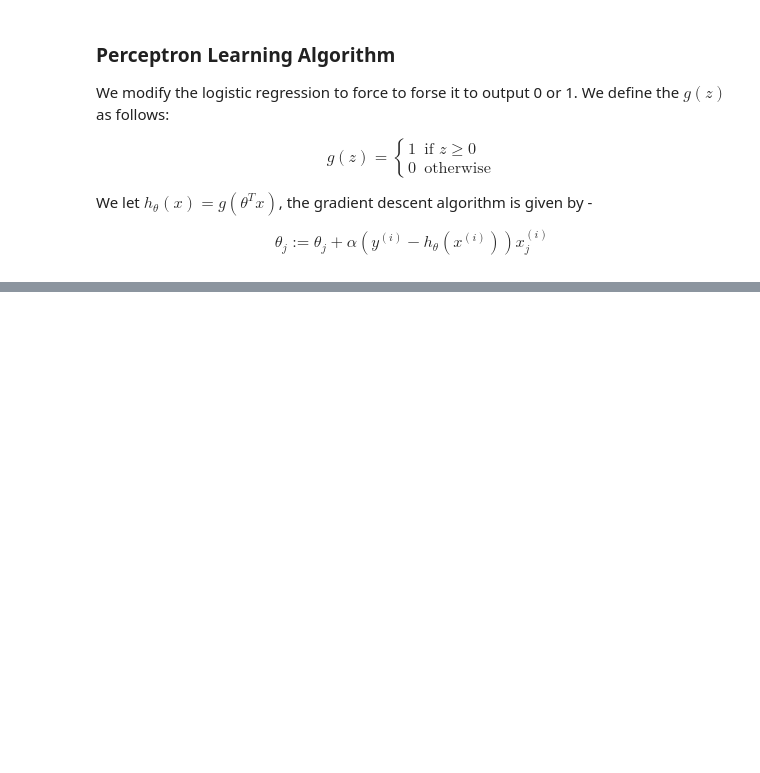
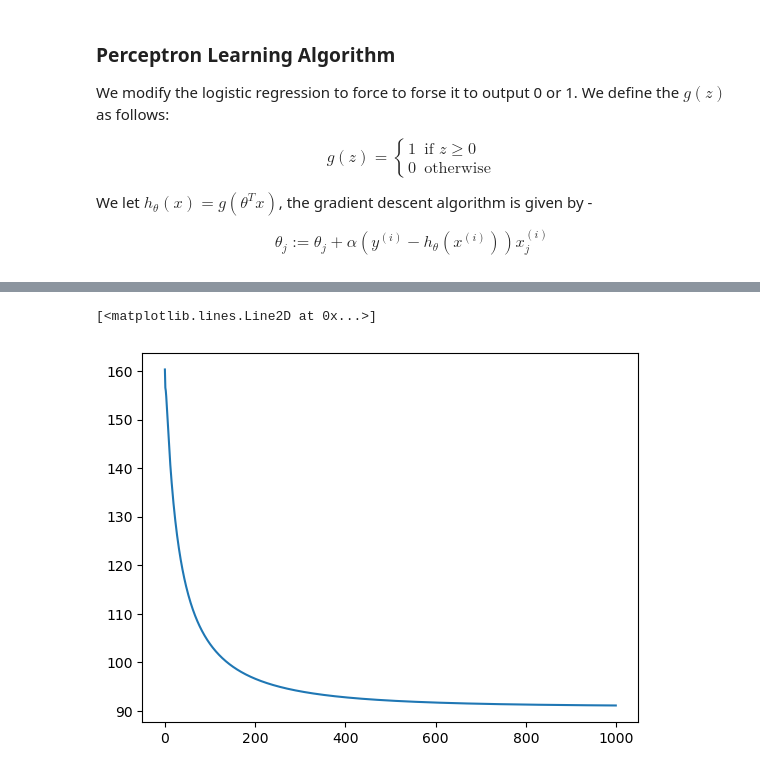
Before and after one commit to AshishSinha5/course_notes, a Jupyter notebook: cs229/chapter_2.ipynb, the cells around one changed output, grey strips where cells are left out. Cells and saved outputs as stored; diff of their text form; code cells hidden in the pictures; blank space fills up the shorter version.

Commit message:
stochastic gradient descent multiclass classification

```diff
--- a/cs229/chapter_2.ipynb
+++ b/cs229/chapter_2.ipynb
@@ -318,0 +343,41 @@ $$
+# %%
+# 3-class classification
+# stochastic gradient descent with single feature (sepal length)
+from tqdm import tqdm
+epoch = 1000
+alpha = 0.01
+n = len(df)
+
+# initial guess of theta, theta_i is the vector of two elements for the i-th class, theta is the matrix of all theta_i
+theta = np.array([[4.8, 3.], [4.2, 3.], [4.8, 3.]])
+# feature matrix
+X = df['sepal_length'].values.reshape(-1,1)
+X = np.hstack((np.ones((n,1)), X))
+# normalize
+X = (X - X.mean()) / X.std()
+y = df['class'].values.reshape(-1,1)
+
+print(f"X shape: {X.shape} \ny shape: {y.shape} \ntheta shape: {theta.shape}")
+# class distribution
+print(f"Class distribution: \n{np.unique(y, return_counts=True)}")
+print(theta)
+
+# training loop
+J = []
+for epoch in tqdm(range(epoch)):
+    # calculate cost function
+    cost = 0
+    for i in range(n):
+        X_i = X[i].reshape(1,-1)
+        theta_y_i = theta[y[i]]
+        # print(f"X_i shape: {X_i.shape} \ntheta_y_i shape: {theta_y_i.shape}")
+        num = np.exp(np.sum(np.dot(theta_y_i, X_i.T)))
+        denom = np.sum(np.exp(theta @ X_i.T))
+        cost -= np.log(num / denom)
+        # update theta
+        e_y = np.zeros((3,1))
+        e_y[y[i]] = 1
+        phi_i = np.exp(theta @ X_i.T) / np.sum(np.exp(theta @ X_i.T))
+        theta = theta - (alpha) * (phi_i - e_y) @ X_i
+    # calculate cost function
+    J.append(cost)
@@ -318,0 +393,6 @@ $$
+# %%
+# plot cost function
+plt.plot(J)
+# %% [output]
+[<matplotlib.lines.Line2D at 0x...>]
+[figure, added]
```
Also changed, not shown: parts of 2 cells of this notebook.
